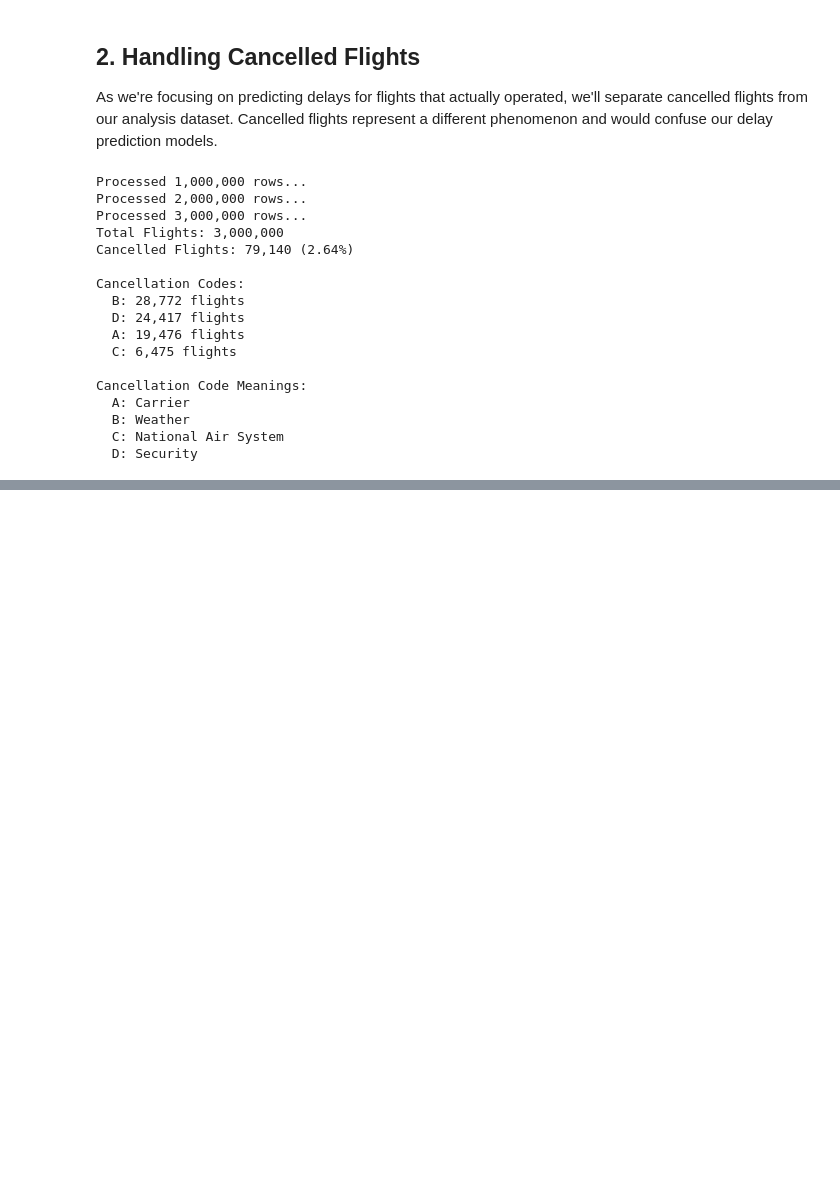
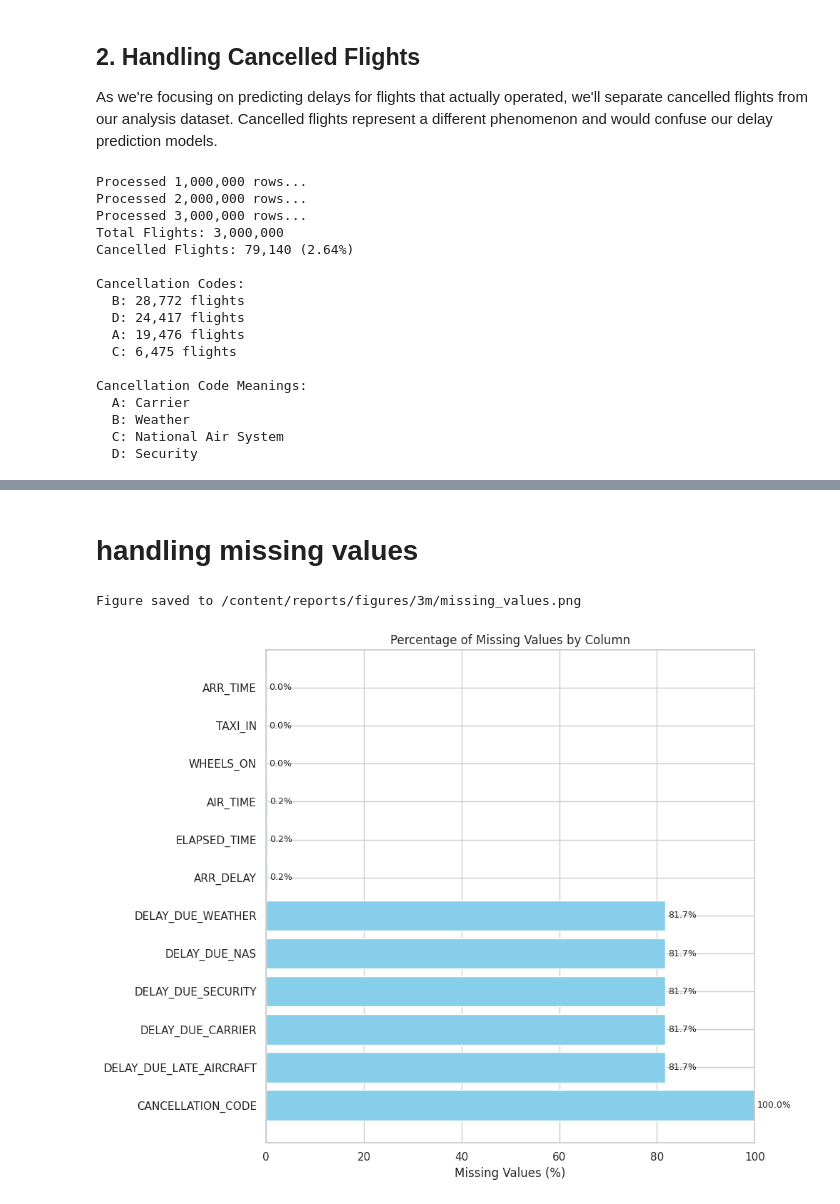
Before and after one commit to Suee18/Forecasting_Flights-DataScience, a Jupyter notebook: notebooks/preprocessing/3Mflights.ipynb, the cells around one changed output, grey strips where cells are left out. Cells and saved outputs as stored; diff of their text form; code cells hidden in the pictures; blank space fills up the shorter version.

```diff
--- a/notebooks/preprocessing/3Mflights.ipynb
+++ b/notebooks/preprocessing/3Mflights.ipynb
@@ -221,0 +253,10 @@ Operational flights saved to: c:\Users\shex\Desktop\CS\Data Science\predictingfl
+# %% [markdown]
+# handling missing values
+# %%
+missing_data = processor.analyze_missing_values(operational_flights_path)
+
+# Plot missing values
+exploratory_viz.plot_missing_values(missing_data)
+# %% [output]
+Figure saved to /content/reports/figures/3m/missing_values.png
+[figure, added]
```
Also changed, not shown: parts of 15 cells of this notebook.
